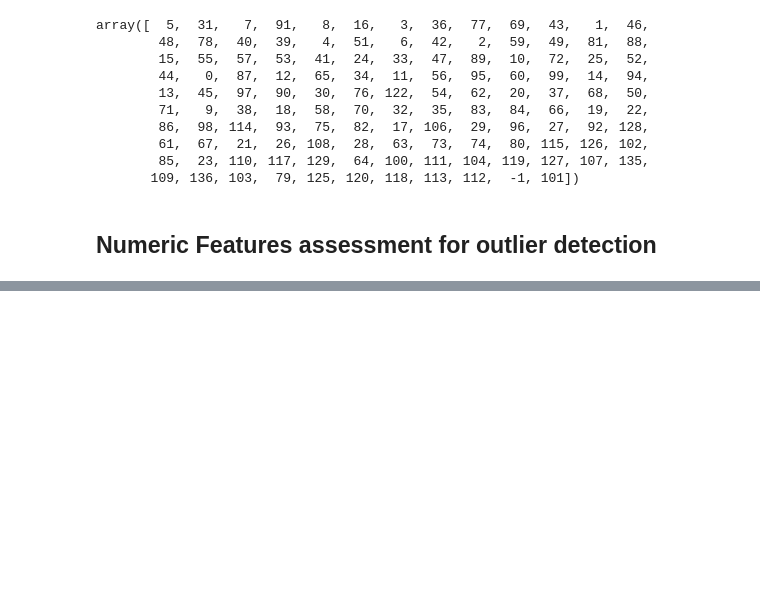
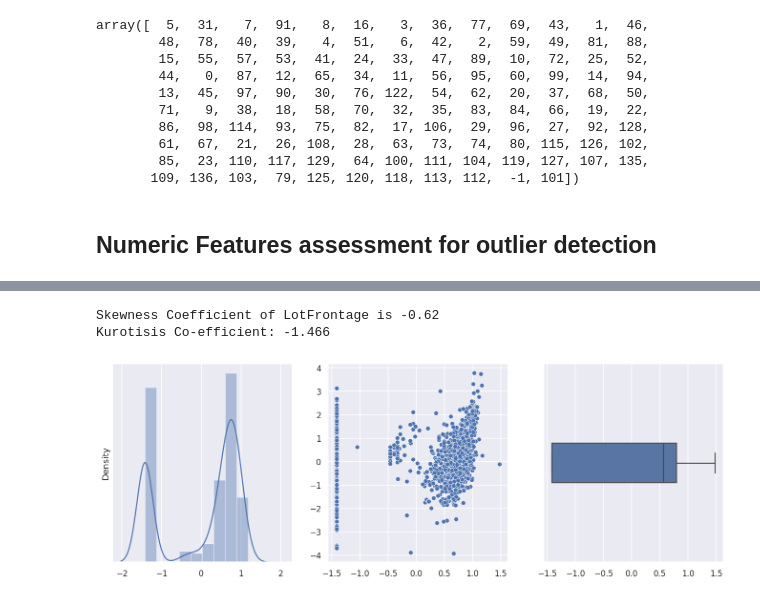
Before and after one commit to Blizter/regression-techniques, a Jupyter notebook: notebooks/variables_processing.ipynb, the cells around one changed output, grey strips where cells are left out. Saved outputs shown, nothing was run; the diff lists cells and outputs as text; code cells hidden in the pictures; blank space fills up the shorter version.

```diff
--- a/notebooks/variables_processing.ipynb
+++ b/notebooks/variables_processing.ipynb
@@ -490,0 +518,6 @@ Skewness Coefficient of LotFrontage is 1.68
+# %%
+plot_transformed_numeric_features("BsmtFinSF1").show()
+# %% [output]
+Skewness Coefficient of LotFrontage is -0.62
+Kurotisis Co-efficient: -1.466
+[figure, added]
```
Also changed, not shown: parts of 18 cells of this notebook.
